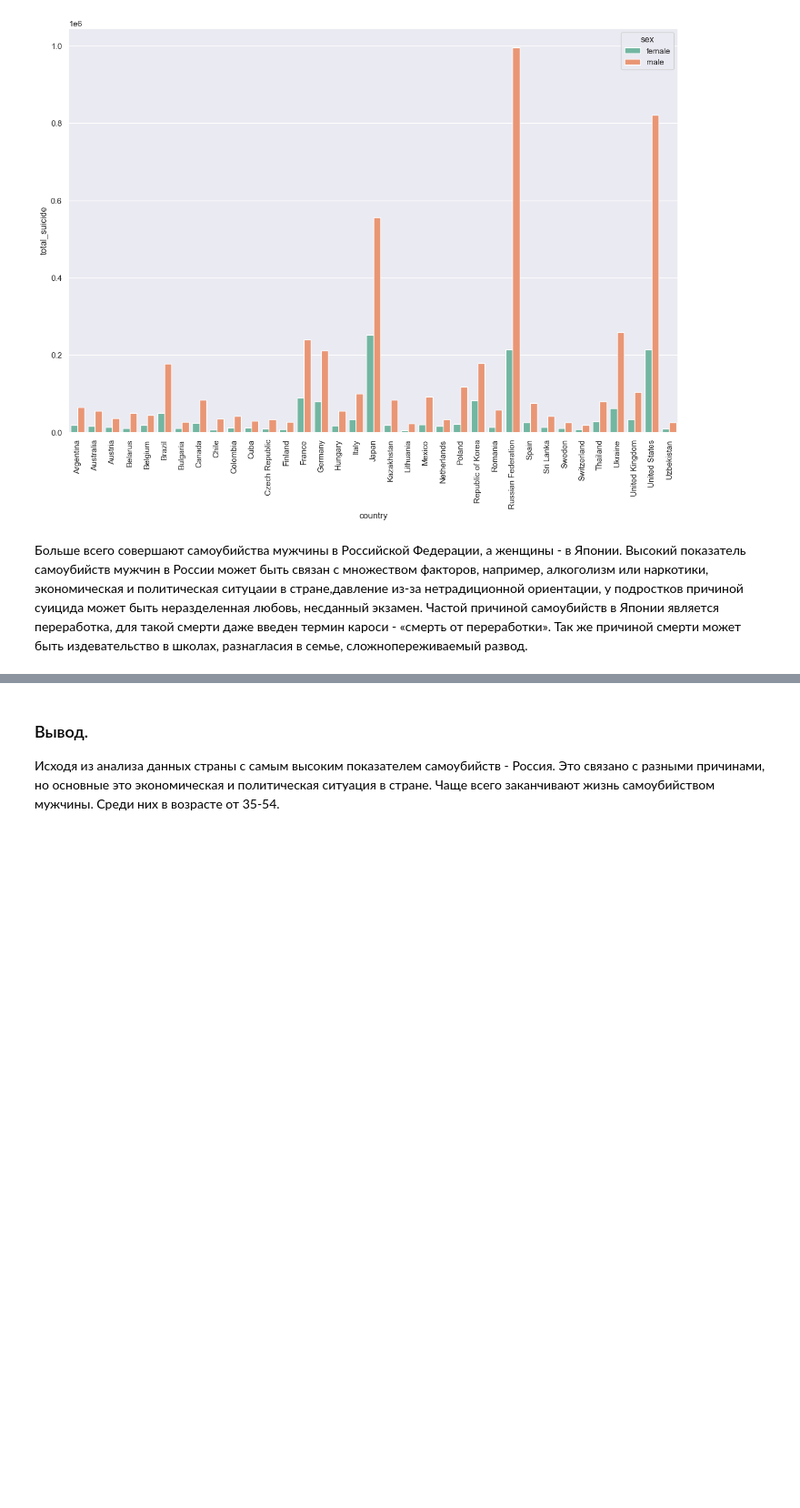
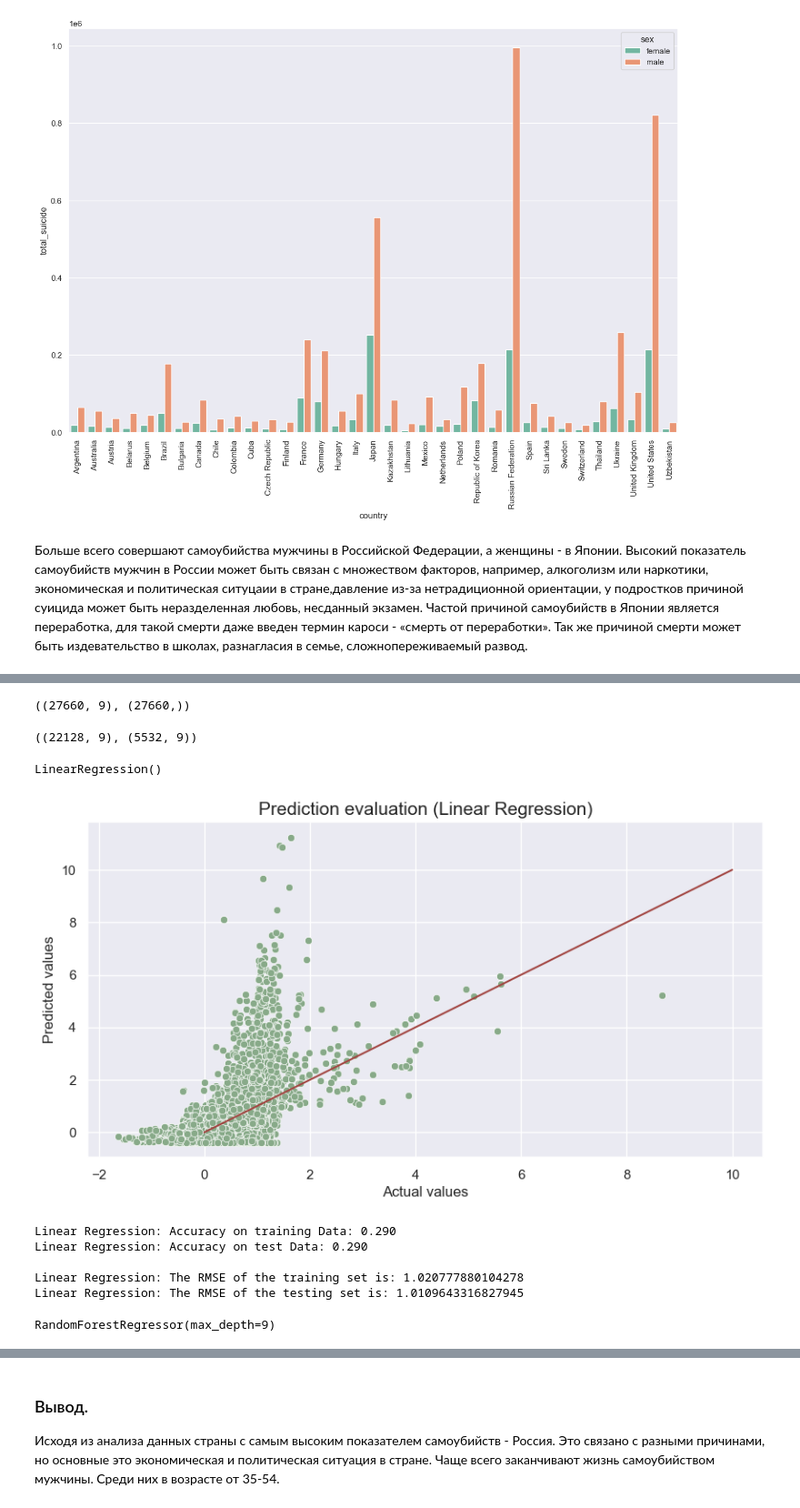
Before and after one commit to Anya-ova/DS_suicide, a Jupyter notebook: DS_Suicide.ipynb, the cells around one changed output, grey strips where cells are left out. Shown at 91% size. Cells and saved outputs as stored; diff of their text form; code cells hidden in the pictures; blank space fills up the shorter version.

```diff
--- a/DS_Suicide.ipynb
+++ b/DS_Suicide.ipynb
@@ -272,0 +349,21 @@ plt.show()
+# %%
+y = df['suicidesper100k']
+X = df.drop('suicidesper100k',axis=1)
+X.shape, y.shape
+# %% [output]
+((27660, 9), (27660,))
+# %%
+from sklearn.model_selection import train_test_split
+
+X_train, X_test, y_train, y_test = train_test_split(X, y, test_size = 0.2, random_state = 12)
+X_train.shape, X_test.shape
+# %% [output]
+((22128, 9), (5532, 9))
+# %%
+from sklearn.linear_model import LinearRegression
+
+# instantiate the model
+lr = LinearRegression()
+lr.fit(X_train, y_train)
+# %% [output]
+LinearRegression()
@@ -272,0 +373,40 @@ plt.show()
+# %%
+lr_y_pred = lr.predict(X_test)
+# %%
+fig, ax = plt.subplots(figsize=(10,5))
+sns.scatterplot(x=lr_y_pred,y=y_test, ax=ax, color='#88aa89')
+sns.lineplot(x=[0, 10], y=[0, 10], ax=ax,color = '#a24541' )
+plt.xlabel('Actual values')
+plt.ylabel('Predicted values')
+plt.title('Prediction evaluation (Linear Regression)', size=15)
+plt.show()
+# %% [output]
+[figure, added]
+# %%
+acc_train_lr = lr.score(X_train, y_train)
+acc_test_lr = lr.score(X_test, y_test)
+
+#computing root mean squared error (RMSE)
+rmse_train_lr = np.sqrt(mean_squared_error(y_train, y_train_lr))
+rmse_test_lr = np.sqrt(mean_squared_error(y_test, y_test_lr))
+
+print("Linear Regression: Accuracy on training Data: {:.3f}".format(acc_train_lr))
+print("Linear Regression: Accuracy on test Data: {:.3f}".format(acc_test_lr))
+print('\nLinear Regression: The RMSE of the training set is:', rmse_train_lr)
+print('Linear Regression: The RMSE of the testing set is:', rmse_test_lr)
+# %% [output]
+Linear Regression: Accuracy on training Data: 0.290
+Linear Regression: Accuracy on test Data: 0.290
+
+Linear Regression: The RMSE of the training set is: 1.020777880104278
+Linear Regression: The RMSE of the testing set is: 1.0109643316827945
+# %%
+from sklearn.ensemble import RandomForestRegressor
+
+# instantiate the model
+forest = RandomForestRegressor(max_depth=9)
+
+# fit the model
+forest.fit(X_train, y_train)
+# %% [output]
+RandomForestRegressor(max_depth=9)
```
Also changed, not shown: parts of 28 cells of this notebook.
